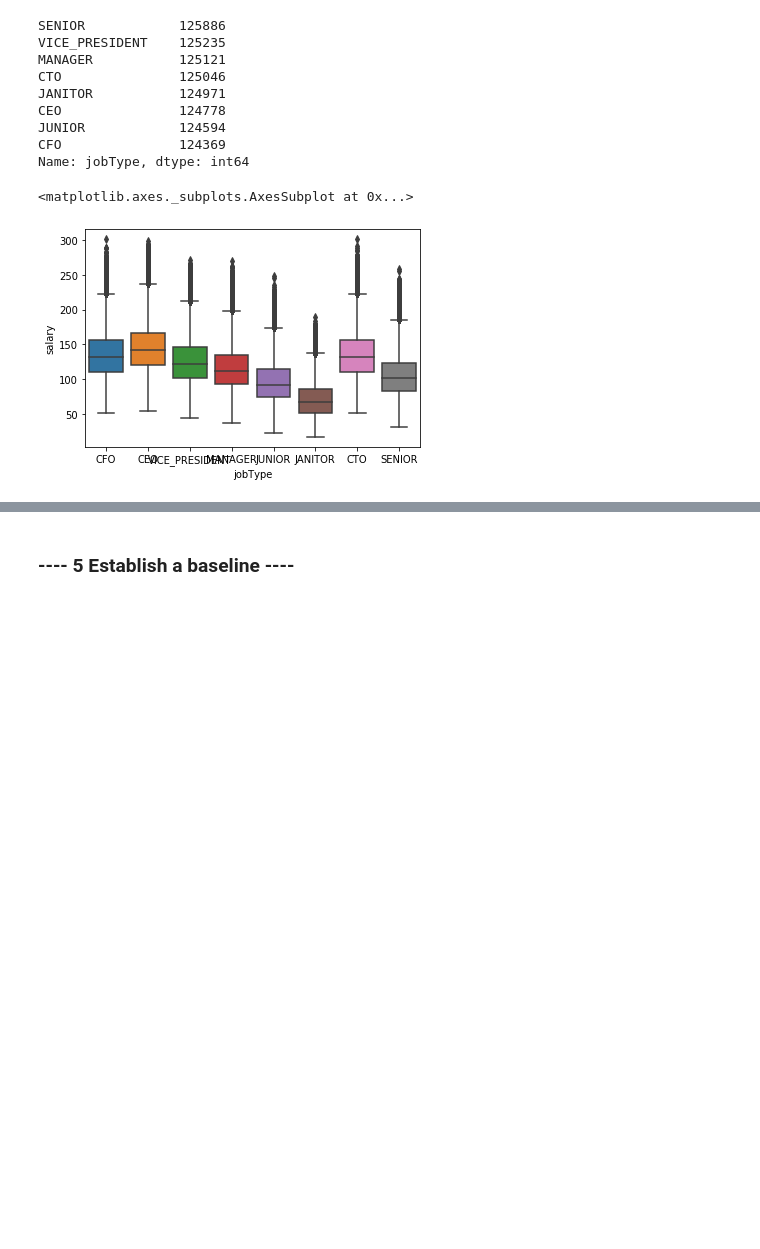
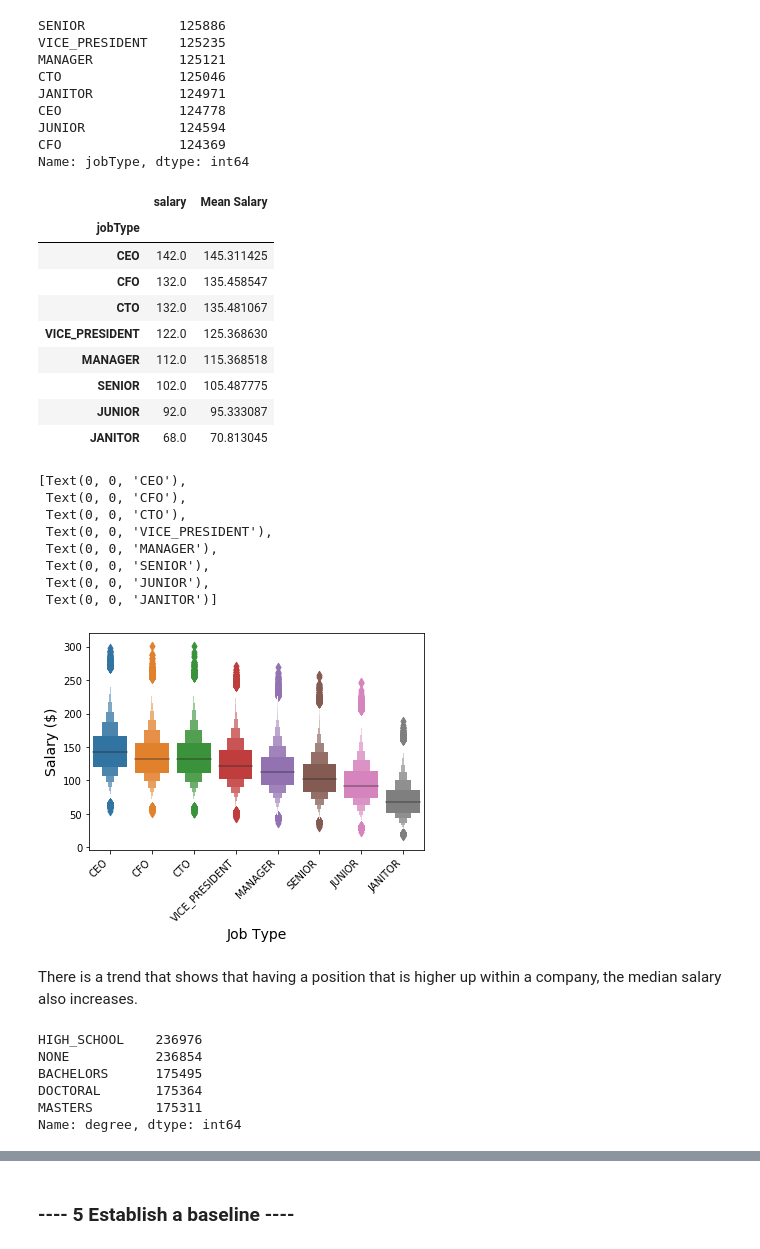
Before and after one commit to jma199/salarypredictionportfolio, a Jupyter notebook: Salary Prediction Project Notebook.ipynb, the cells around one changed output, grey strips where cells are left out. Cells and saved outputs as stored; diff of their text form; code cells hidden in the pictures; blank space fills up the shorter version.

```diff
--- a/Salary Prediction Project Notebook.ipynb
+++ b/Salary Prediction Project Notebook.ipynb
@@ -215,14 +210,54 @@ JUNIOR            124594
 CFO               124369
 Name: jobType, dtype: int64
 # %%
-# Select jobType column
-jobType_col = training_df[['jobType', 'salary']]
+# Select jobType
+jobType = training_df[['jobType', 'salary']]
 
 # Sort subcategories by median salary
-grp_jobType = training_df.groupby(['jobType'], as_index= False).median()
-
-import seaborn as sns
-sns.boxplot(x='jobType', y = 'salary', data= training_df)
+grp_jobType = jobType.groupby(['jobType']).median()
+sort_jobType = grp_jobType.sort_values(['salary'], ascending = False)
+sort_jobType['Mean Salary'] = jobType.groupby(['jobType']).mean()
+sort_jobType
 # %% [output]
-<matplotlib.axes._subplots.AxesSubplot at 0x...>
-[figure, removed]
+|  | salary | Mean Salary |
+| jobType |  |  |
+| CEO | 142.0 | 145.311425 |
+| CFO | 132.0 | 135.458547 |
+| CTO | 132.0 | 135.481067 |
+| VICE_PRESIDENT | 122.0 | 125.368630 |
+| MANAGER | 112.0 | 115.368518 |
+| SENIOR | 102.0 | 105.487775 |
+| JUNIOR | 92.0 | 95.333087 |
+| JANITOR | 68.0 | 70.813045 |
+# %%
+index_jobType = sort_jobType.index
+
+# Graph
+import seaborn as sns
+plot_jobType = sns.boxenplot(x='jobType', y = 'salary', data= jobType, order= index_jobType)
+plt.xlabel('Job Type', size = 14)
+plt.ylabel('Salary ($)', size = 14)
+plot_jobType.set_xticklabels(labels = index_jobType, rotation = 45, horizontalalignment = 'right')
+# %% [output]
+[Text(0, 0, 'CEO'),
+ Text(0, 0, 'CFO'),
+ Text(0, 0, 'CTO'),
+ Text(0, 0, 'VICE_PRESIDENT'),
+ Text(0, 0, 'MANAGER'),
+ Text(0, 0, 'SENIOR'),
+ Text(0, 0, 'JUNIOR'),
+ Text(0, 0, 'JANITOR')]
+[figure, added]
+# %% [markdown]
+There is a trend that shows that having a position that is higher up within a company, the median salary also increases.
+# %%
+# Feature 2 : "degree"
+degree_counts = training_df['degree'].value_counts()
+degree_counts
+# %% [output]
+HIGH_SCHOOL    236976
+NONE           236854
+BACHELORS      175495
+DOCTORAL       175364
+MASTERS        175311
+Name: degree, dtype: int64
```
Also changed, not shown: parts of 16 cells of this notebook.
